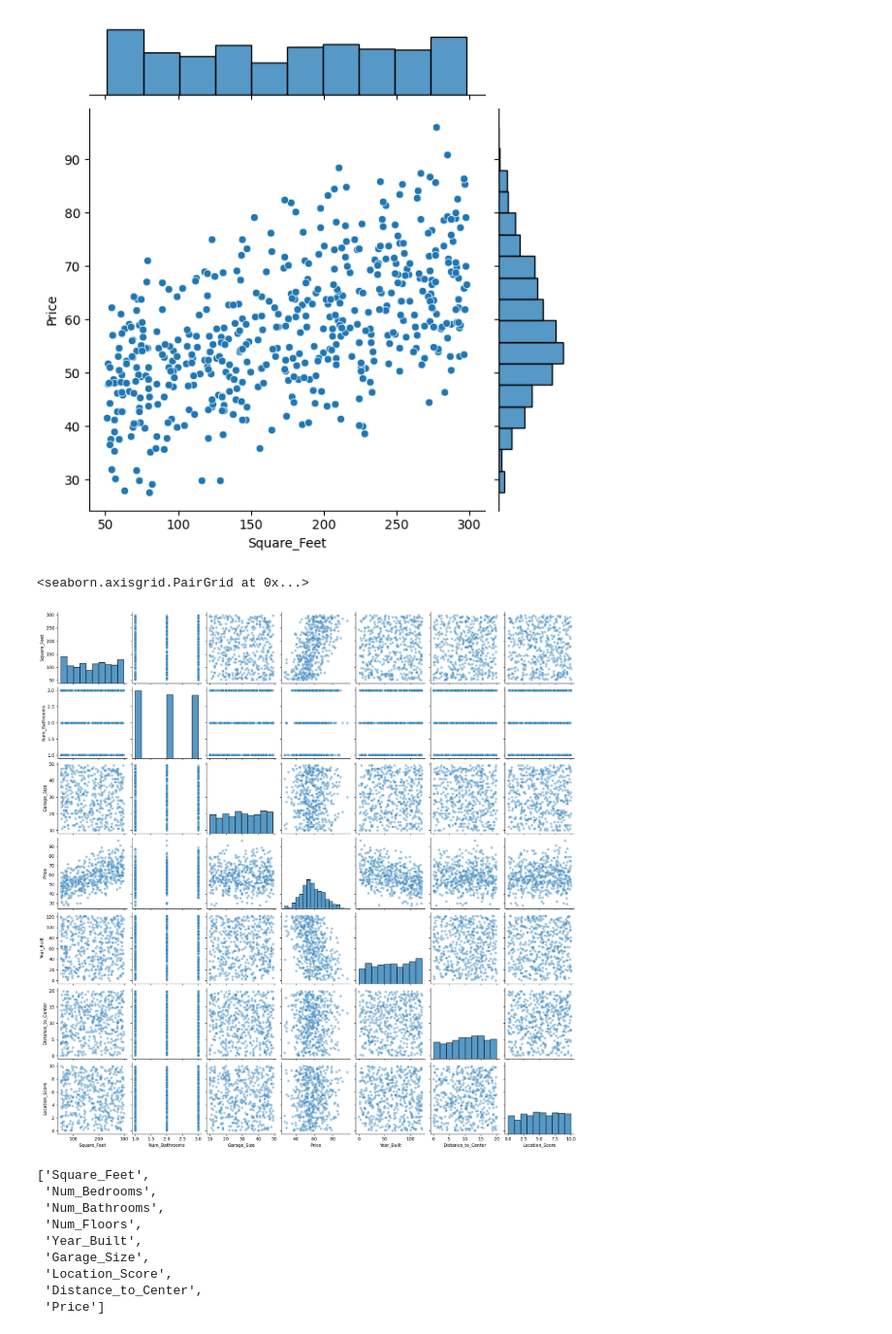
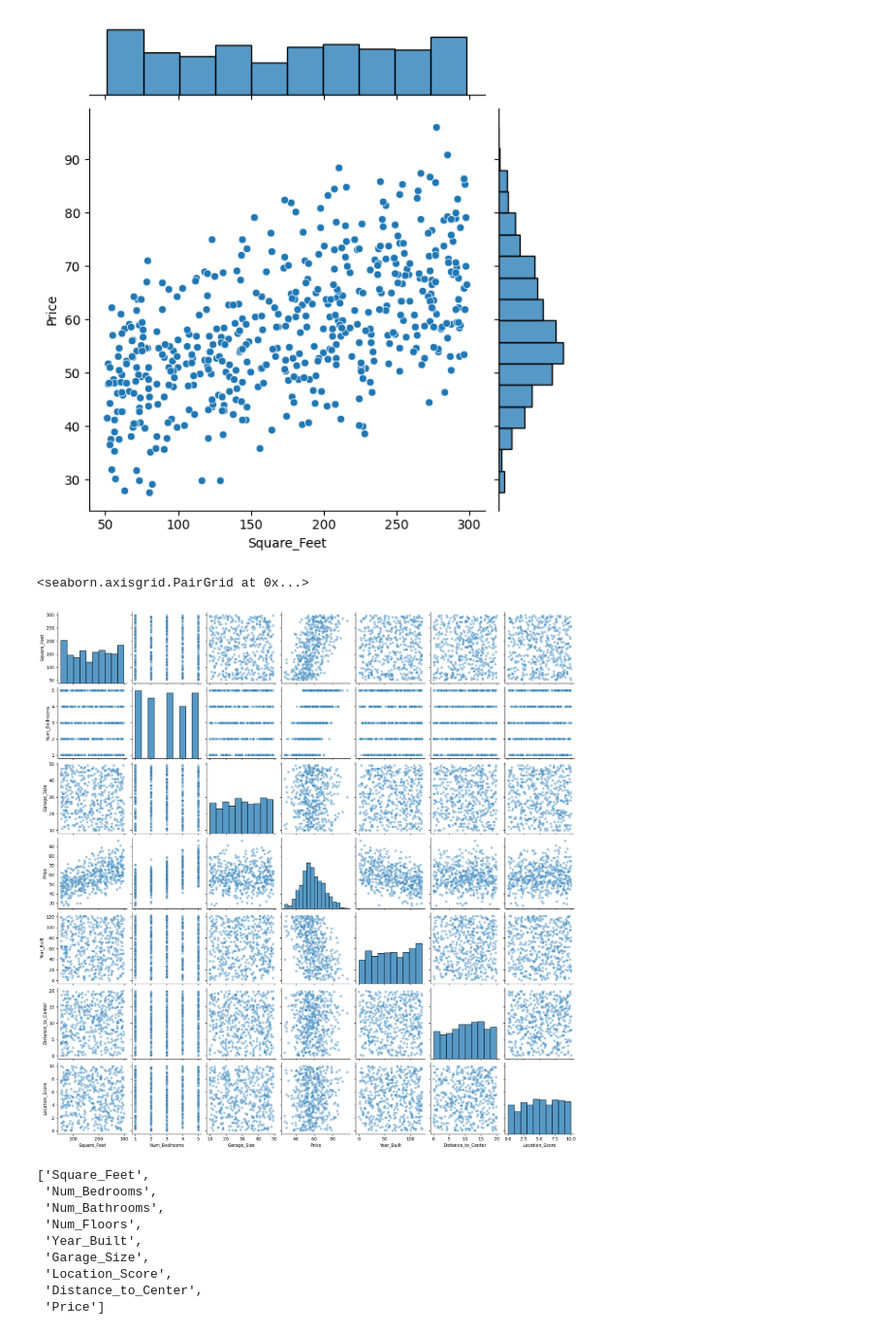
Before and after one commit to Zedfst/Linear_Regression, a Jupyter notebook: rent_prediction.ipynb, the cells around one changed output. Shown at 97% size. Cells and saved outputs as stored; diff of their text form; code cells hidden in the pictures.

```diff
--- a/rent_prediction.ipynb
+++ b/rent_prediction.ipynb
@@ -188,8 +182,8 @@ sns.jointplot(x="Square_Feet",y="Price",data=data)
 <seaborn.axisgrid.JointGrid at 0x...>
 [figure]
 # %%
-sns.pairplot(data[['pieds_carres','nombre_douches','taille_garage','prix','annee_construction','distance_centre_ville','score_localisation']],kind='scatter',plot_kws={"alpha":0.4})
+sns.pairplot(data[['Square_Feet','Num_Bedrooms','Garage_Size','Price','Year_Built','Distance_to_Center','Location_Score']],kind='scatter',plot_kws={"alpha":0.4})
 # %% [output]
 <seaborn.axisgrid.PairGrid at 0x...>
-[figure, old version]
+[figure, new version]
 # %%
```
Also changed, not shown: parts of 8 cells of this notebook, 1 other file.
